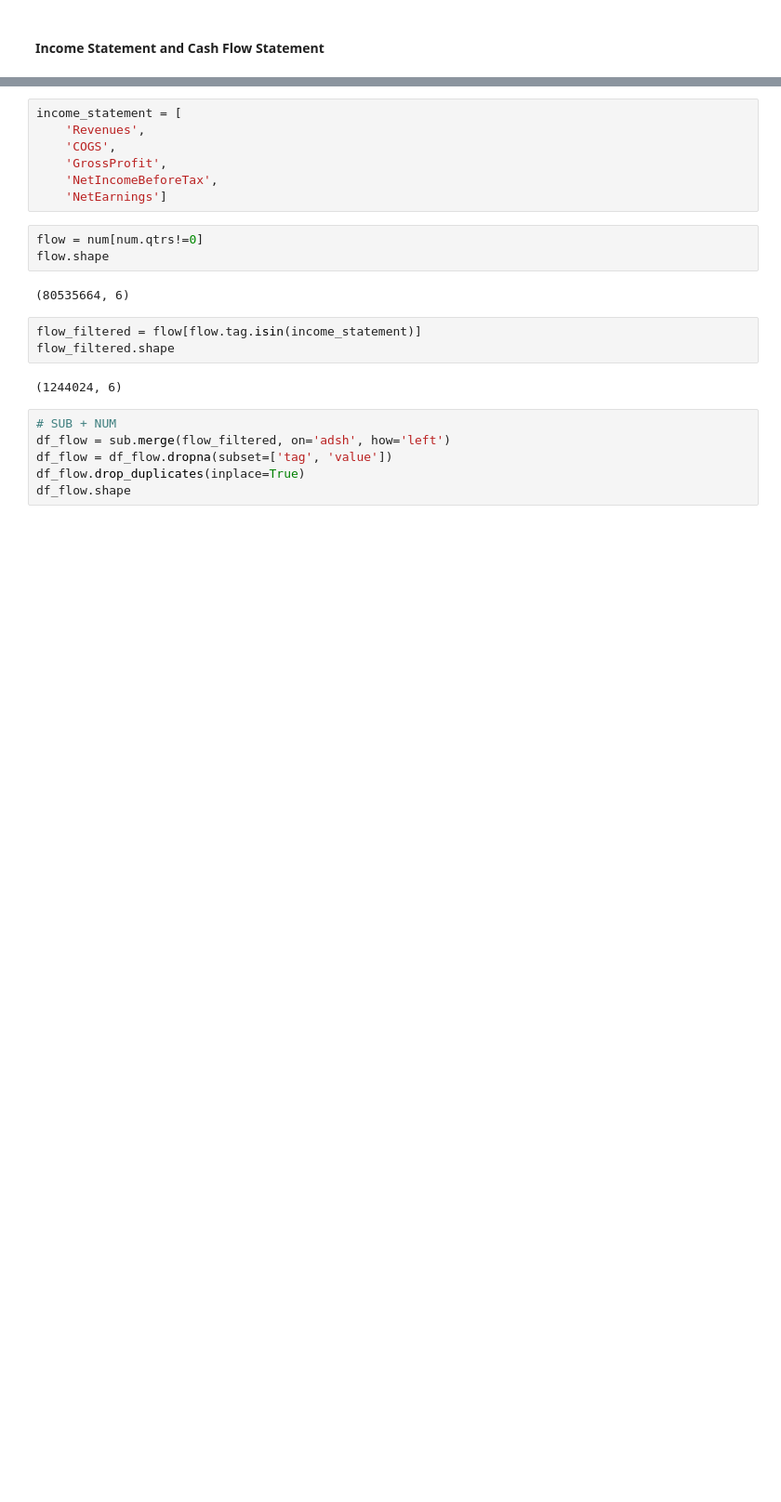
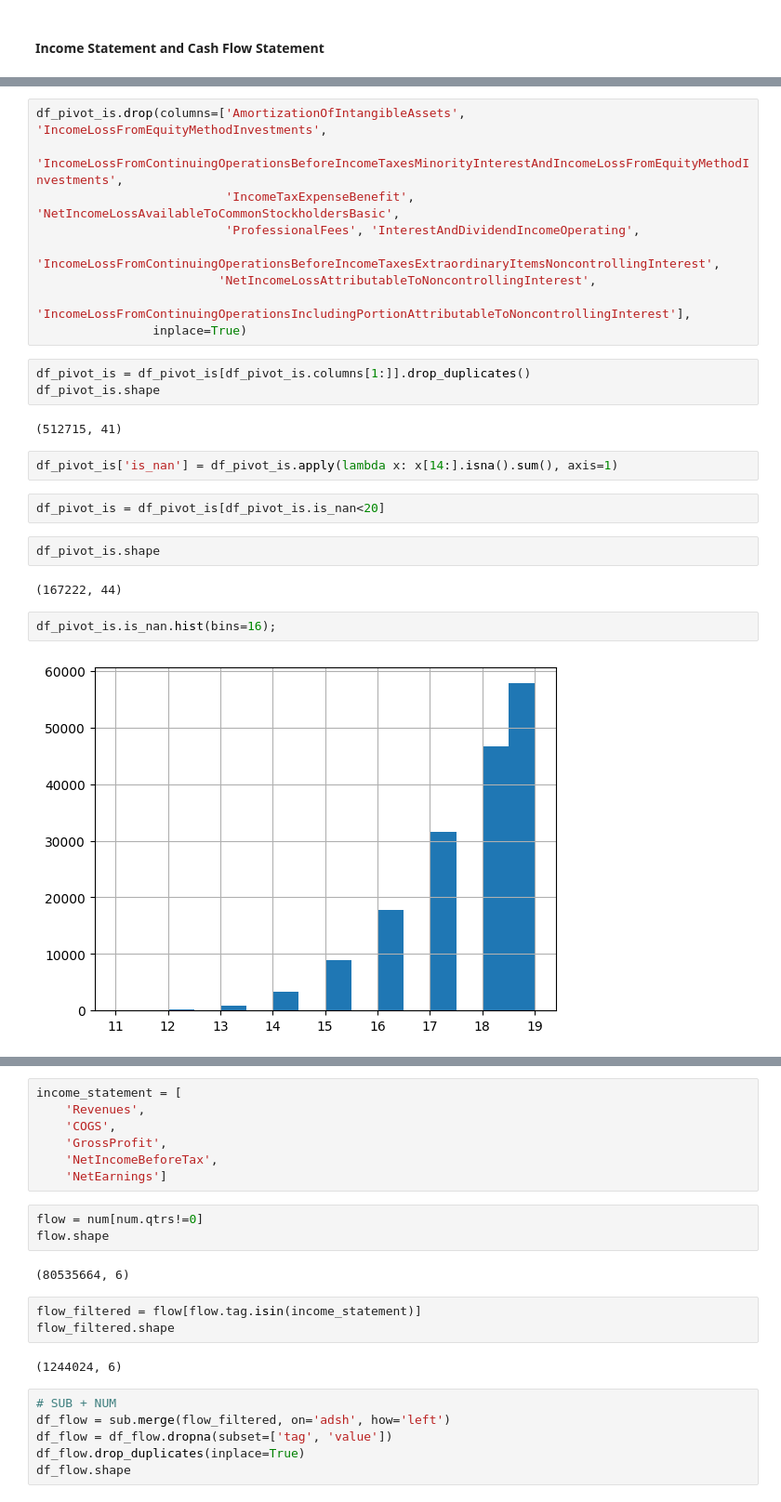
Before and after one commit to cnance09/Small-Cap-Scout, a Jupyter notebook: notebooks/Notebook_CN.ipynb, the cells around one changed output, grey strips where cells are left out. Shown at 93% size. Drawn from its saved outputs; the diff is of its cells as text; blank space fills up the shorter version.

Commit message:
Updated to Notebook_CN, worked on refining income statement and balance sheet.

```diff
--- a/notebooks/Notebook_CN.ipynb
+++ b/notebooks/Notebook_CN.ipynb
@@ -174,0 +312,26 @@ num.shape
+# %%
+df_pivot_is.drop(columns=['AmortizationOfIntangibleAssets', 'IncomeLossFromEquityMethodInvestments',
+                          'IncomeLossFromContinuingOperationsBeforeIncomeTaxesMinorityInterestAndIncomeLossFromEquityMethodInvestments',
+                          'IncomeTaxExpenseBenefit', 'NetIncomeLossAvailableToCommonStockholdersBasic',
+                          'ProfessionalFees', 'InterestAndDividendIncomeOperating',
+                         'IncomeLossFromContinuingOperationsBeforeIncomeTaxesExtraordinaryItemsNoncontrollingInterest',
+                         'NetIncomeLossAttributableToNoncontrollingInterest',
+                         'IncomeLossFromContinuingOperationsIncludingPortionAttributableToNoncontrollingInterest'],
+                inplace=True)
+# %%
+df_pivot_is = df_pivot_is[df_pivot_is.columns[1:]].drop_duplicates()
+df_pivot_is.shape
+# %% [output]
+(512715, 41)
+# %%
+df_pivot_is['is_nan'] = df_pivot_is.apply(lambda x: x[14:].isna().sum(), axis=1)
+# %%
+df_pivot_is = df_pivot_is[df_pivot_is.is_nan<20]
+# %%
+df_pivot_is.shape
+# %% [output]
+(167222, 44)
+# %%
+df_pivot_is.is_nan.hist(bins=16);
+# %% [output]
+[figure, added]
```
Also changed, not shown: parts of 58 cells of this notebook.
